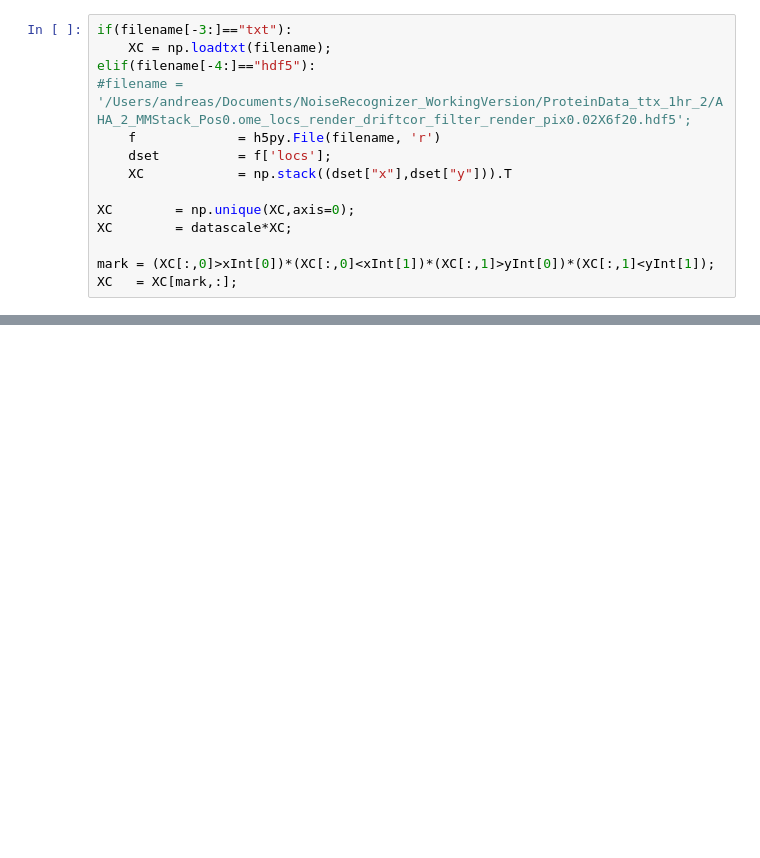
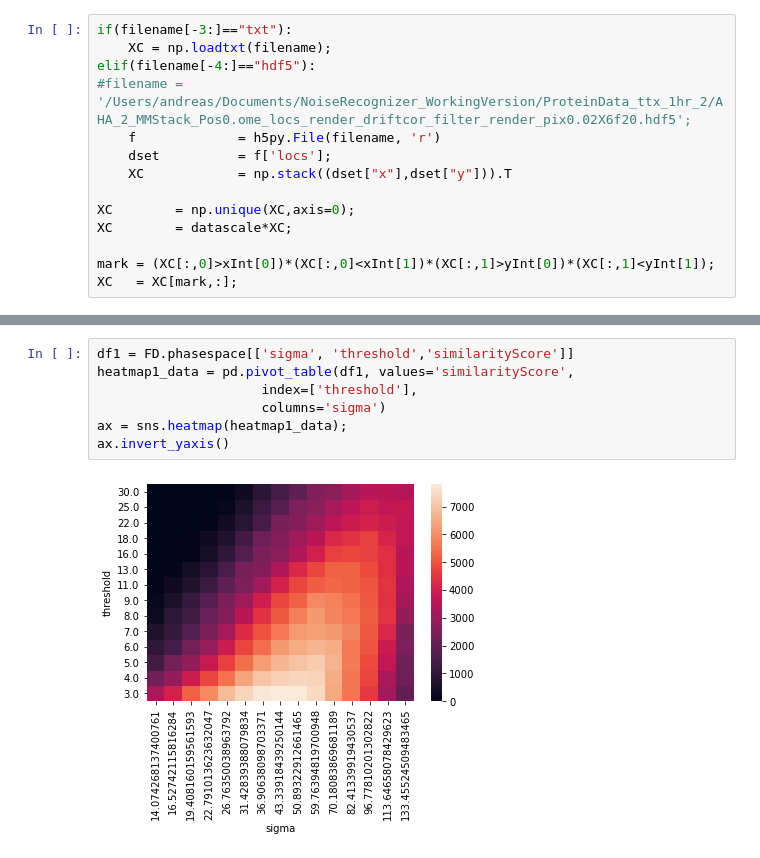
Before and after one commit to NoldAndreas/FINDER, a Jupyter notebook: Code/FigX3_Explore2DOptimizer.py.ipynb, the cells around one changed output, grey strips where cells are left out. Saved outputs shown, nothing was run; the diff lists cells and outputs as text; blank space fills up the shorter version.

```diff
--- a/Code/FigX3_Explore2DOptimizer.py.ipynb
+++ b/Code/FigX3_Explore2DOptimizer.py.ipynb
@@ -84,0 +92,9 @@ PlotScatter(FD.labels)
+# %%
+df1 = FD.phasespace[['sigma', 'threshold','similarityScore']]
+heatmap1_data = pd.pivot_table(df1, values='similarityScore',
+                     index=['threshold'],
+                     columns='sigma')
+ax = sns.heatmap(heatmap1_data);
+ax.invert_yaxis()
+# %% [output]
+[figure, added]
```
Also changed, not shown: parts of 12 cells of this notebook, 1 other file.
